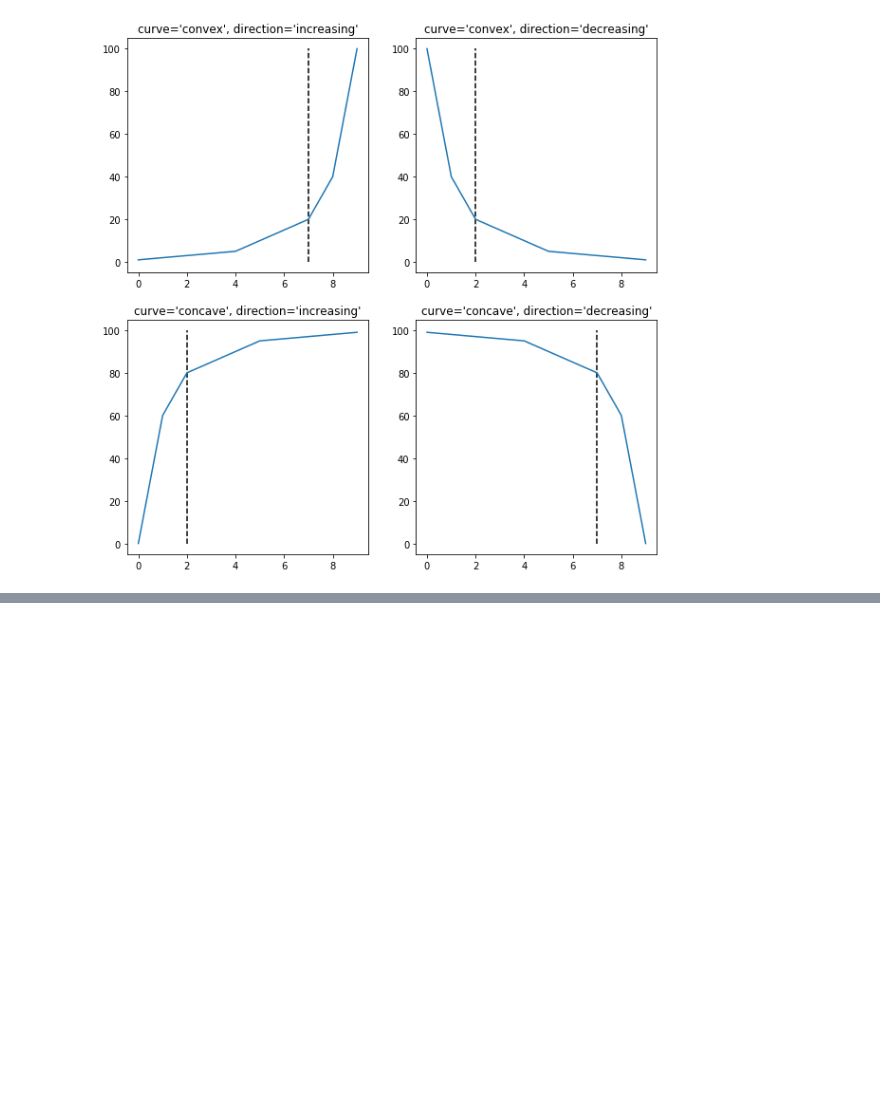
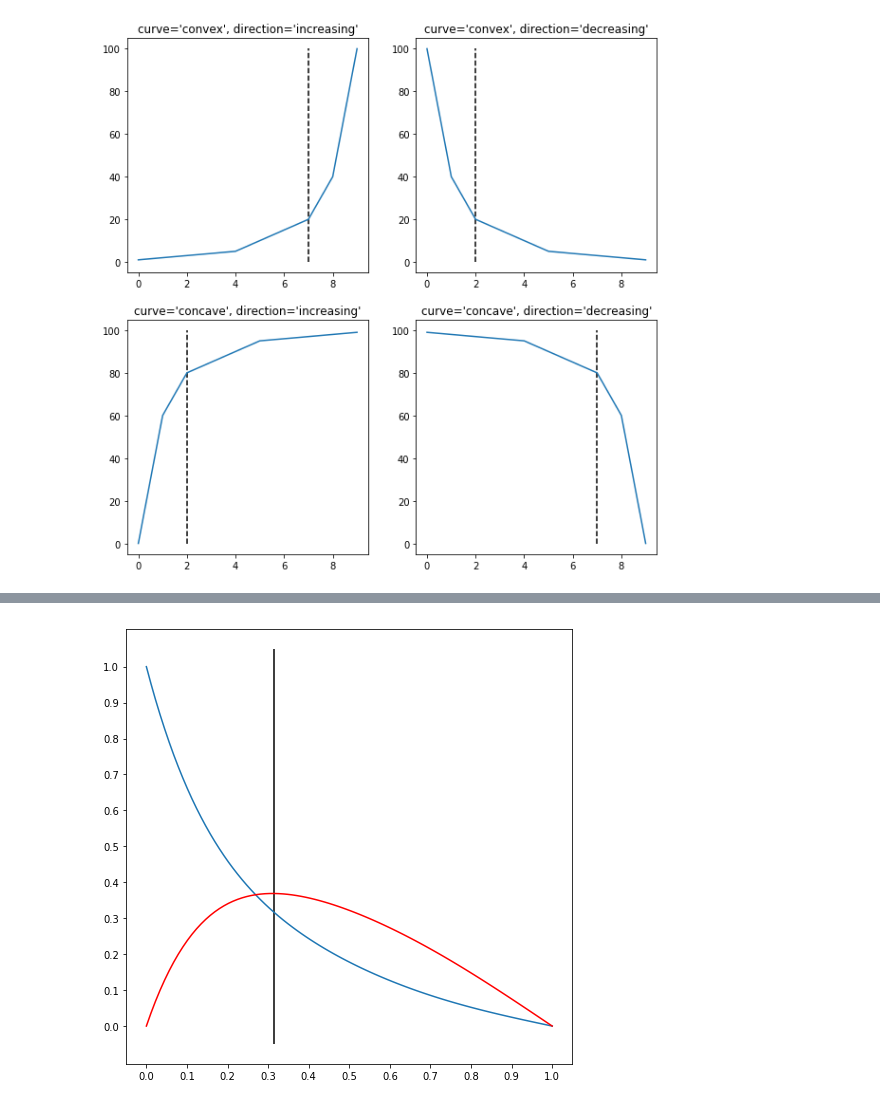
Before and after one commit to arvkevi/kneed, a Jupyter notebook: notebooks/walkthrough.ipynb, the cells around one changed output, grey strips where cells are left out. Saved outputs shown, nothing was run; the diff lists cells and outputs as text; code cells hidden in the pictures; blank space fills up the shorter version.

```diff
--- a/notebooks/walkthrough.ipynb
+++ b/notebooks/walkthrough.ipynb
@@ -102,0 +127,5 @@ yconcdec.set_title("curve='concave', direction='decreasing'");
+# %%
+kneedle = KneeLocator(x, y, S=1.0, curve='convex', direction='decreasing', interp_method='polynomial')
+kneedle.plot_knee_normalized()
+# %% [output]
+[figure, added]
```
Also changed, not shown: parts of 5 cells of this notebook.
